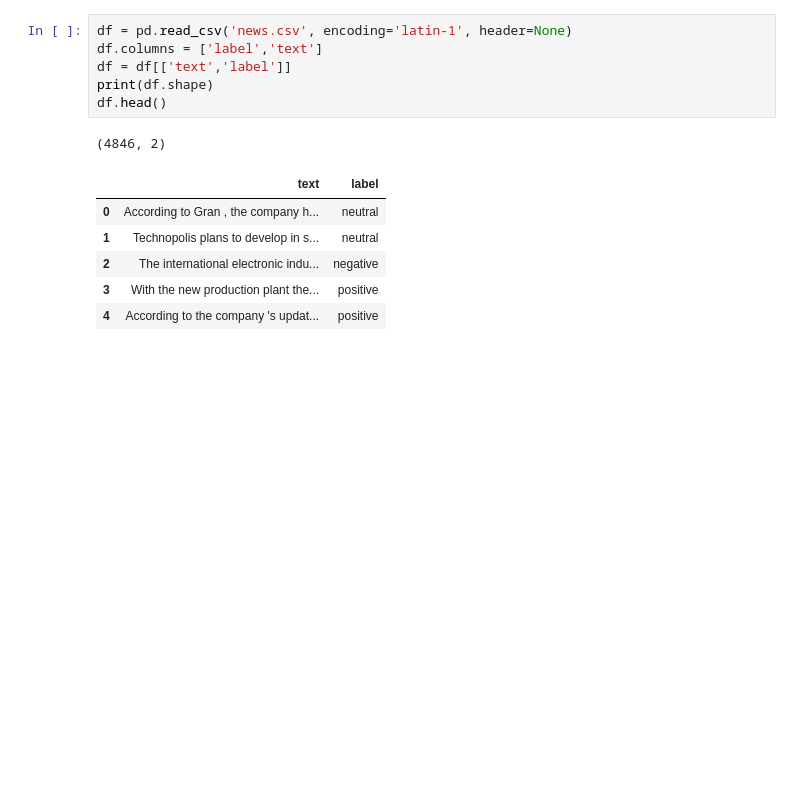
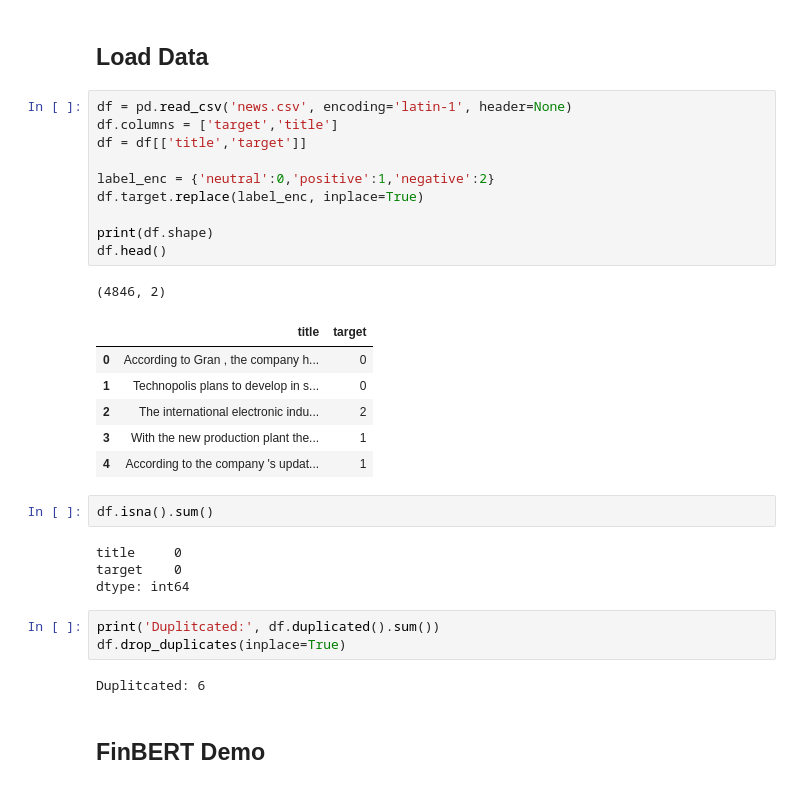
Before and after one commit to instork/cif, a Jupyter notebook: notebooks/bert.ipynb, the cells around one changed output. Drawn from its saved outputs; the diff is of its cells as text; blank space fills up the shorter version.

Commit message:
[TEST] try finbert demo

```diff
--- a/notebooks/bert.ipynb
+++ b/notebooks/bert.ipynb
@@ -9,14 +32,33 @@ import seaborn as sns
+# %% [markdown]
+## Load Data
 # %%
 df = pd.read_csv('news.csv', encoding='latin-1', header=None)
-df.columns = ['label','text']
-df = df[['text','label']]
+df.columns = ['target','title']
+df = df[['title','target']]
+
+label_enc = {'neutral':0,'positive':1,'negative':2}
+df.target.replace(label_enc, inplace=True)
+
 print(df.shape)
 df.head()
 # %% [output]
 (4846, 2)
-|  | text | label |
-| 0 | According to Gran , the company h... | neutral |
-| 1 | Technopolis plans to develop in s... | neutral |
-| 2 | The international electronic indu... | negative |
-| 3 | With the new production plant the... | positive |
-| 4 | According to the company 's updat... | positive |
+|  | title | target |
+| 0 | According to Gran , the company h... | 0 |
+| 1 | Technopolis plans to develop in s... | 0 |
+| 2 | The international electronic indu... | 2 |
+| 3 | With the new production plant the... | 1 |
+| 4 | According to the company 's updat... | 1 |
+# %%
+df.isna().sum()
+# %% [output]
+title     0
+target    0
+dtype: int64
+# %%
+print('Duplitcated:', df.duplicated().sum())
+df.drop_duplicates(inplace=True)
+# %% [output]
+Duplitcated: 6
+# %% [markdown]
+## FinBERT Demo
```
Also changed, not shown: parts of 108 cells of this notebook.
